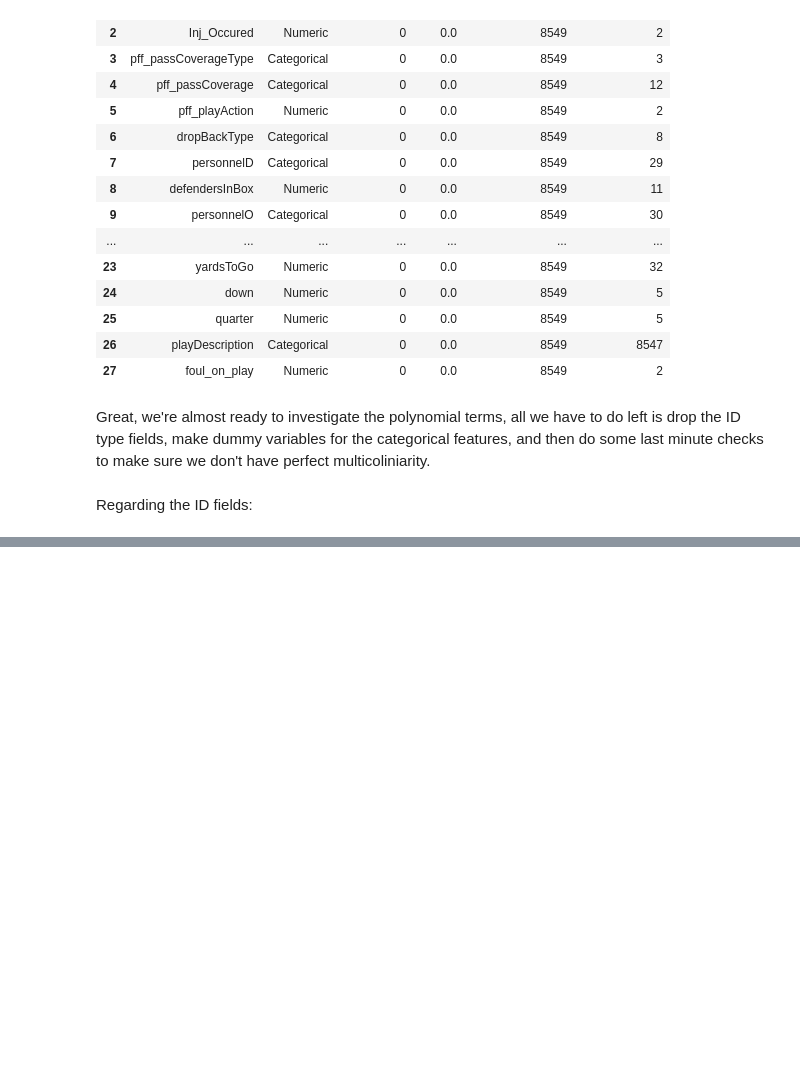
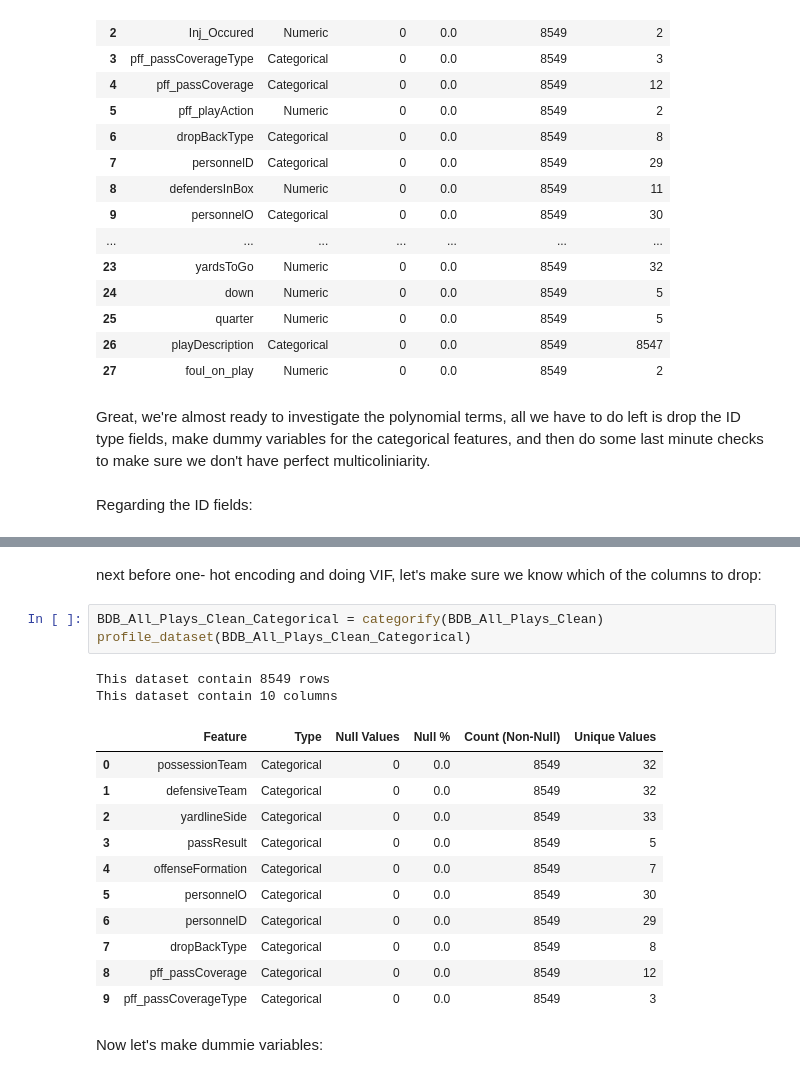
Before and after one commit to LeeMcFarling/AFL_Project, a Jupyter notebook: Modeling/Weekly Assignments/Week_1.ipynb, the cells around one changed output, grey strips where cells are left out. Cells and saved outputs as stored; diff of their text form; blank space fills up the shorter version.

Commit message:
Get dummies and VIF started

```diff
--- a/Modeling/Weekly Assignments/Week_1.ipynb
+++ b/Modeling/Weekly Assignments/Week_1.ipynb
@@ -351,0 +407,21 @@ And now let's handly the dummy variables:
+# %% [markdown]
+next before one- hot encoding and doing VIF, let's make sure we know which of the columns to drop:
+# %%
+BDB_All_Plays_Clean_Categorical = categorify(BDB_All_Plays_Clean)
+profile_dataset(BDB_All_Plays_Clean_Categorical)
+# %% [output]
+This dataset contain 8549 rows
+This dataset contain 10 columns
+|  | Feature | Type | Null Values | Null % | Count (Non-Null) | Unique Values |
+| 0 | possessionTeam | Categorical | 0 | 0.0 | 8549 | 32 |
+| 1 | defensiveTeam | Categorical | 0 | 0.0 | 8549 | 32 |
+| 2 | yardlineSide | Categorical | 0 | 0.0 | 8549 | 33 |
+| 3 | passResult | Categorical | 0 | 0.0 | 8549 | 5 |
+| 4 | offenseFormation | Categorical | 0 | 0.0 | 8549 | 7 |
+| 5 | personnelO | Categorical | 0 | 0.0 | 8549 | 30 |
+| 6 | personnelD | Categorical | 0 | 0.0 | 8549 | 29 |
+| 7 | dropBackType | Categorical | 0 | 0.0 | 8549 | 8 |
+| 8 | pff_passCoverage | Categorical | 0 | 0.0 | 8549 | 12 |
+| 9 | pff_passCoverageType | Categorical | 0 | 0.0 | 8549 | 3 |
+# %% [markdown]
+Now let's make dummie variables:
```
Also changed, not shown: parts of 30 cells of this notebook.
